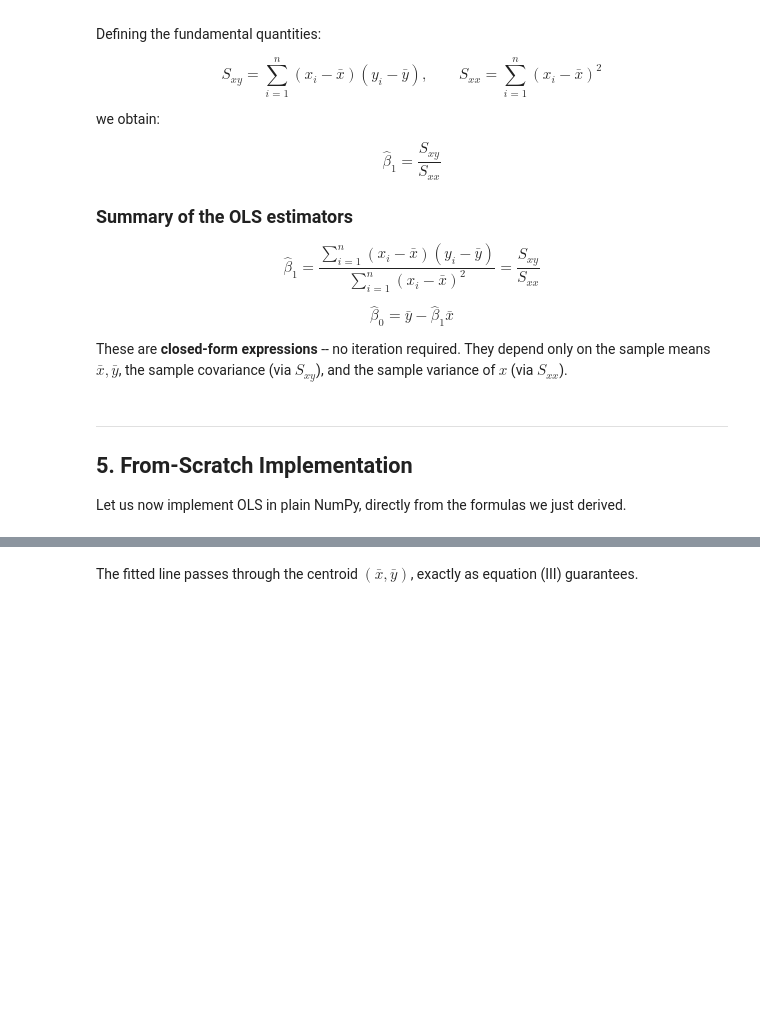
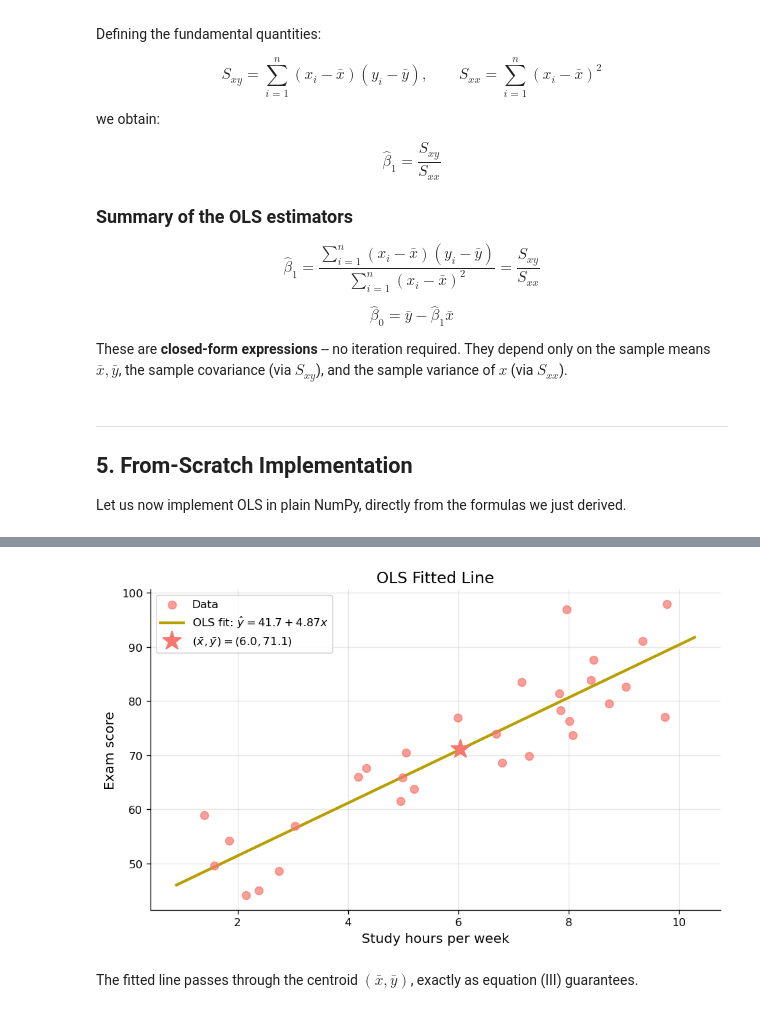
Before and after one commit to alextimmer/applied-and-mathematical-statistics, a Jupyter notebook: notebooks/06_linear_models/01_simple_linear_regression.ipynb, the cells around one changed output, grey strips where cells are left out. Saved outputs shown, nothing was run; the diff lists cells and outputs as text; code cells hidden in the pictures; blank space fills up the shorter version.

```diff
--- a/notebooks/06_linear_models/01_simple_linear_regression.ipynb
+++ b/notebooks/06_linear_models/01_simple_linear_regression.ipynb
@@ -318,23 +334,37 @@ print(f"because of the random noise (sigma = {sigma_true}).")
 # %%
 # Visualise the fitted line
 fig, ax = plt.subplots(figsize=(8, 5))
 ax.scatter(x, y, s=50, alpha=0.7, zorder=3, label="Data")
 
 x_line = np.linspace(x.min() - 0.5, x.max() + 0.5, 200)
 y_line = b0_hat + b1_hat * x_line
-ax.plot(x_line, y_line, color="#B79F00", linewidth=2.5,
-        label=f"OLS fit: $\\hat y = {b0_hat:.1f} + {b1_hat:.2f}x$")
+ax.plot(
+    x_line,
+    y_line,
+    color="#B79F00",
+    linewidth=2.5,
+    label=f"OLS fit: $\\hat y = {b0_hat:.1f} + {b1_hat:.2f}x$",
+)
 
 # Mark (x_bar, y_bar)
-ax.plot(x.mean(), y.mean(), "*", color="#F8766D", markersize=18, zorder=5,
-        label=f"$(\\bar x, \\bar y) = ({x.mean():.1f}, {y.mean():.1f})$")
+ax.plot(
+    x.mean(),
+    y.mean(),
+    "*",
+    color="#F8766D",
+    markersize=18,
+    zorder=5,
+    label=f"$(\\bar x, \\bar y) = ({x.mean():.1f}, {y.mean():.1f})$",
+)
 
 ax.set_xlabel("Study hours per week")
 ax.set_ylabel("Exam score")
 ax.set_title("OLS Fitted Line")
 ax.legend(fontsize=10)
 plt.tight_layout()
 plt.show()
+# %% [output]
+[figure, added]
 # %% [markdown]
 The fitted line passes through the centroid $(\bar x, \bar y)$, exactly as equation (III) guarantees.
 # %% [markdown]
```
Also changed, not shown: parts of 14 cells of this notebook, 26 other files.
